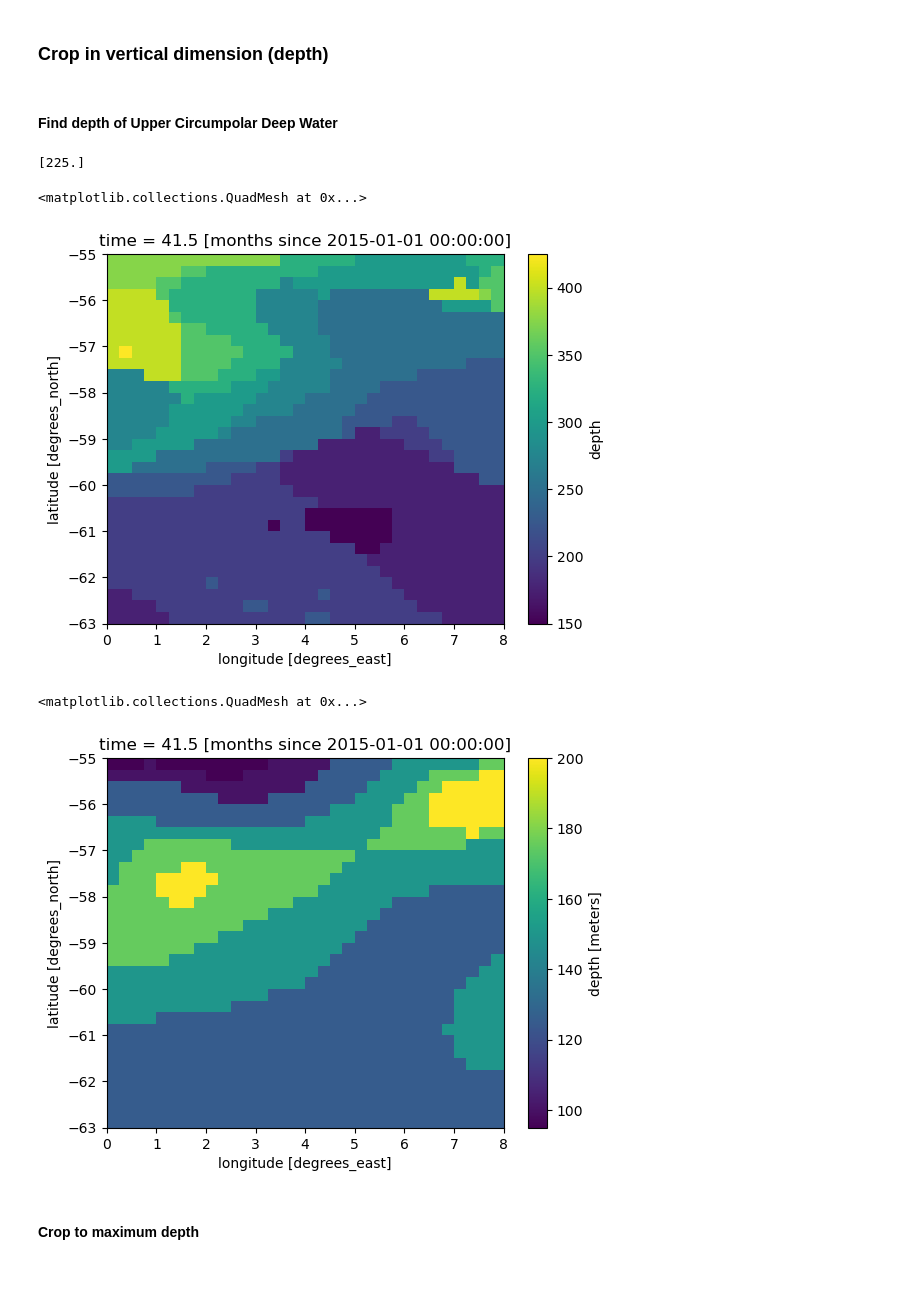
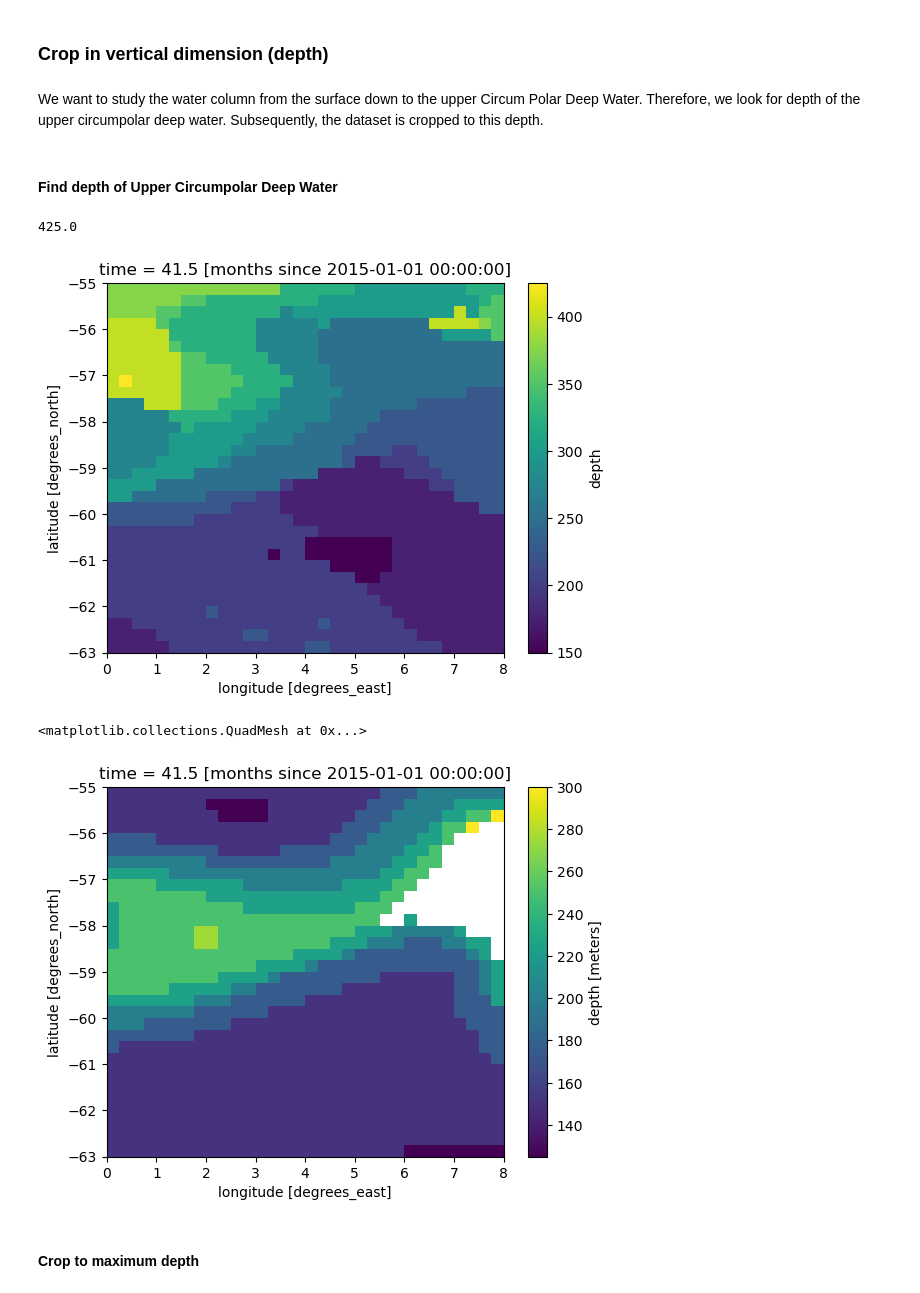
Before and after one commit to marlene-schramm/MSc_data_analysis, a Jupyter notebook: InitCond.ipynb, the cells around one changed output. Saved outputs shown, nothing was run; the diff lists cells and outputs as text; code cells hidden in the pictures.

```diff
--- a/InitCond.ipynb
+++ b/InitCond.ipynb
@@ -12,7 +19,11 @@ datapath = "/albedo/home/maschr005/data/"
 filename_T = "woa23_B5C2_t06_04.nc"
 filename_S = "woa23_B5C2_s06_04.nc"
 
+# load datasets
+ds_T = xr.open_dataset(datapath+filename_T, decode_cf=False)
+ds_S = xr.open_dataset(datapath+filename_S, decode_cf=False)
 
-# load dataset and extract objectively analyzed mean
-T = xr.open_dataset(datapath+filename_T, decode_cf=False).t_an
-S = xr.open_dataset(datapath+filename_S, decode_cf=False).s_an
+# merge objectively analyzed means of T and S into one dataset
+ds = xr.merge([ds_T[["t_an"]], ds_S[["s_an"]]], compat = "identical")
+# rename variables
+ds = ds.rename({"t_an": "t", "s_an":"SP"})
@@ -57,0 +34,5 @@ S_loc = S.sel(lat = lat_loc, lon = lon_loc, method = "nearest")
+# %%
+# crop to region of interest
+lat_slice = slice(-63,-55)
+lon_slice = slice(0,8)
+ds = ds.sel(lat = lat_slice, lon = lon_slice)
@@ -58,26 +87,26 @@ S_loc = S.sel(lat = lat_loc, lon = lon_loc, method = "nearest")
 # %% [markdown]
 ### Crop in vertical dimension (depth)
+# %% [markdown]
+We want to study the water column from the surface down to the upper Circum Polar Deep Water. Therefore, we look for depth of the upper circumpolar deep water. Subsequently, the dataset is cropped to this depth.
 # %% [markdown]
 #### Find depth of Upper Circumpolar Deep Water
 # %%
 # find depth of temperature maximum
-depth_Tmax_loc = T_loc.idxmax(dim = "depth", keep_attrs=False)
-depth_Tmax_reg = T_reg.idxmax(dim = "depth", keep_attrs=False)
-print(depth_Tmax_loc.values)
-depth_Tmax_reg.plot()
+depth_Tmax = ds.t.idxmax(dim = "depth", keep_attrs=False)
+depth_Tmax.plot()
+print(np.max(depth_Tmax.values))
 # %% [output]
-[225.]
+425.0
-<matplotlib.collections.QuadMesh at 0x...>
 [figure]
 # %%
 # find top of uCDW
-cdw_minT = 0
-cdw_depths = T_reg.depth.where(T_reg>cdw_minT)
+cdw_minT = 0.5
+cdw_depths = ds.depth.where(ds.t>cdw_minT)
 cdw_depth_min = cdw_depths.min(dim = "depth")
 cdw_depth_min.plot()
 # %% [output]
 <matplotlib.collections.QuadMesh at 0x...>
-[figure, old version]
+[figure, new version]
 # %% [markdown]
 #### Crop to maximum depth
 # %%
```
Also changed, not shown: parts of 20 cells of this notebook.
